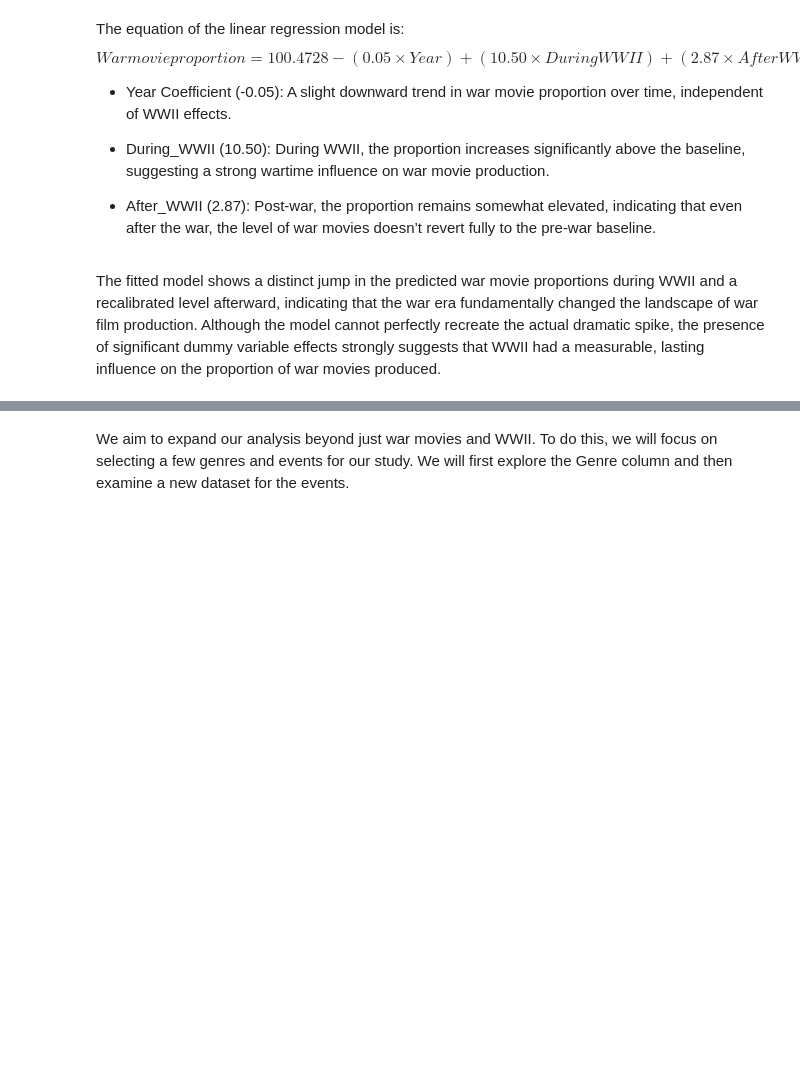
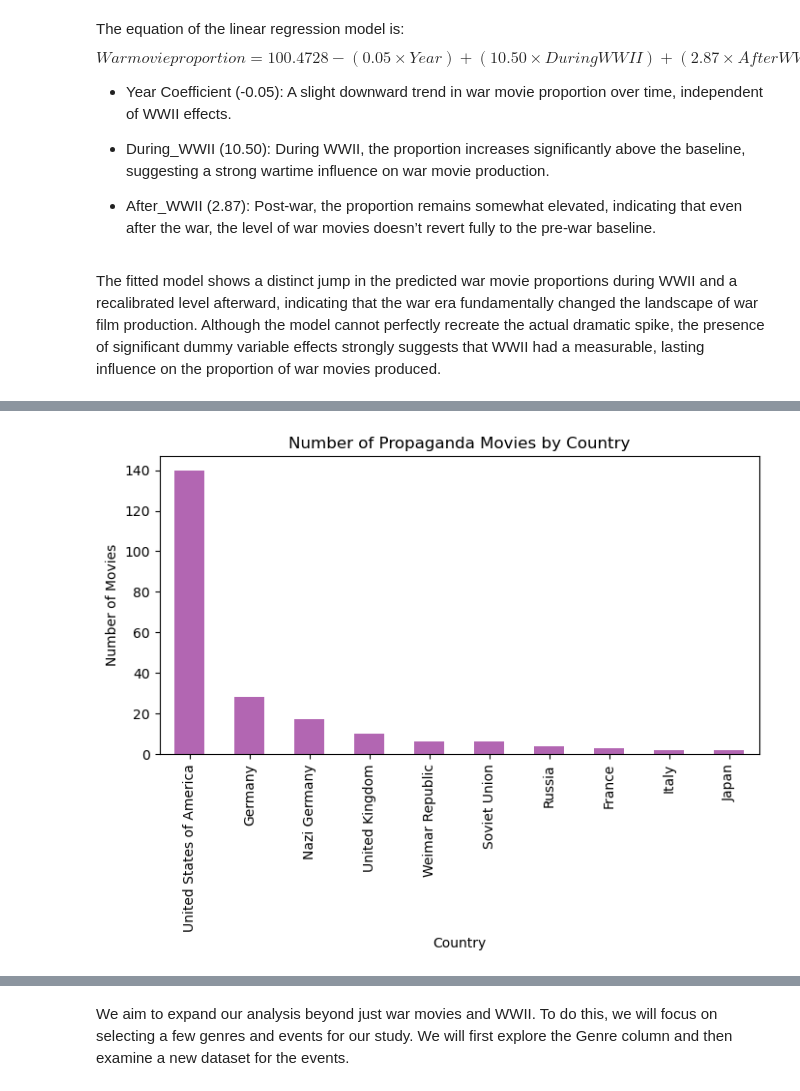
Before and after one commit to epfl-ada/ada-2024-project-nostringsadached, a Jupyter notebook: new_results2.ipynb, the cells around one changed output, grey strips where cells are left out. Saved outputs shown, nothing was run; the diff lists cells and outputs as text; code cells hidden in the pictures; blank space fills up the shorter version.

```diff
--- a/new_results2.ipynb
+++ b/new_results2.ipynb
@@ -238,0 +279,14 @@ The graph clearly shows that the theme of war is much more frequently portrayed
+# %%
+#group propaganda movies by country
+propaganda_countries = propaganda['Countries'].str.split(', ').explode().value_counts()
+propaganda_countries = propaganda_countries[propaganda_countries > 1]
+propaganda_countries = propaganda_countries.sort_values(ascending=False)
+
+plt.figure(figsize=(8, 4))
+propaganda_countries.plot(kind='bar', color='purple', alpha=0.6)
+plt.xlabel('Country')
+plt.ylabel('Number of Movies')
+plt.title('Number of Propaganda Movies by Country')
+plt.show()
+# %% [output]
+[figure, added]
```
Also changed, not shown: parts of 27 cells of this notebook, 3 other files.
